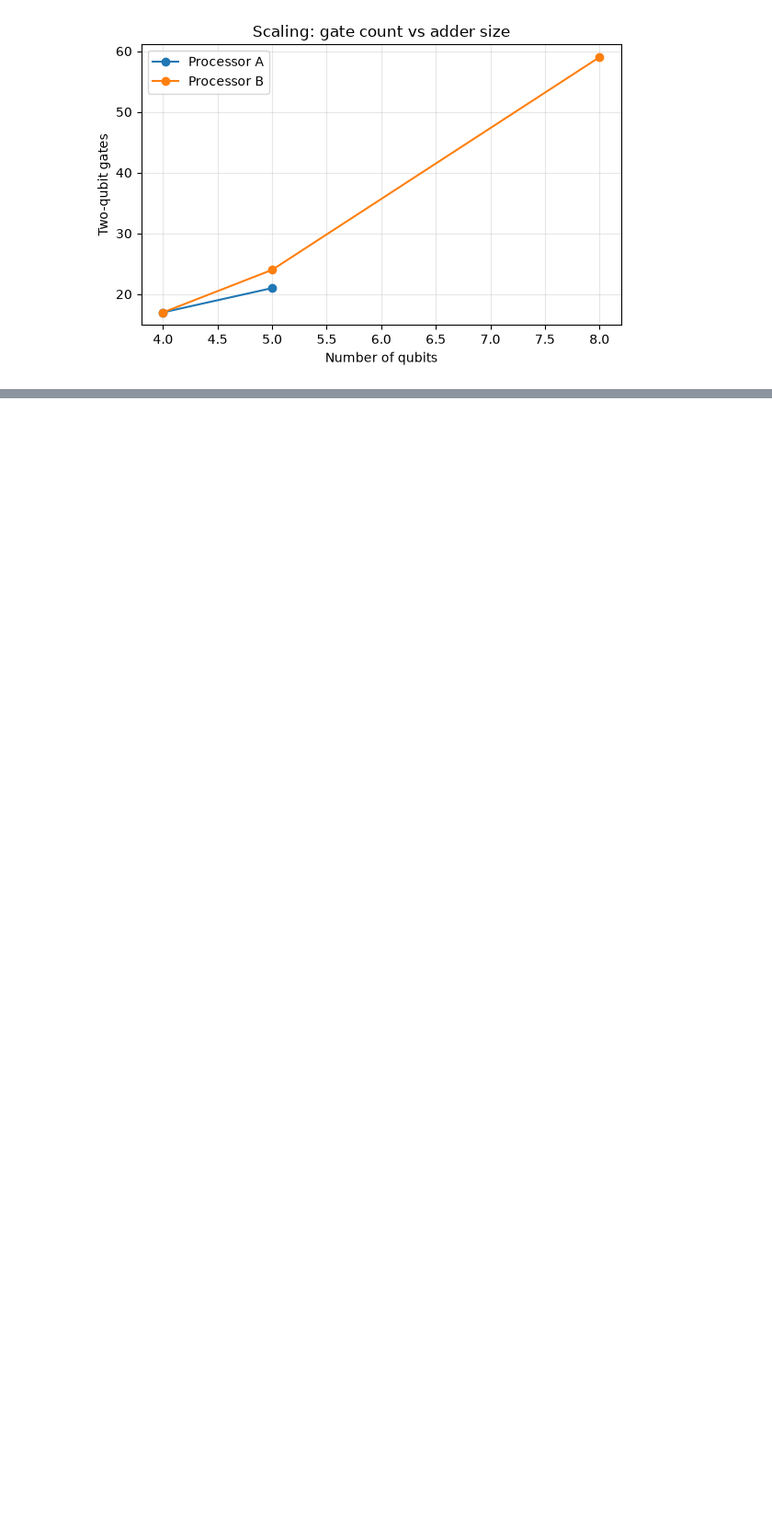
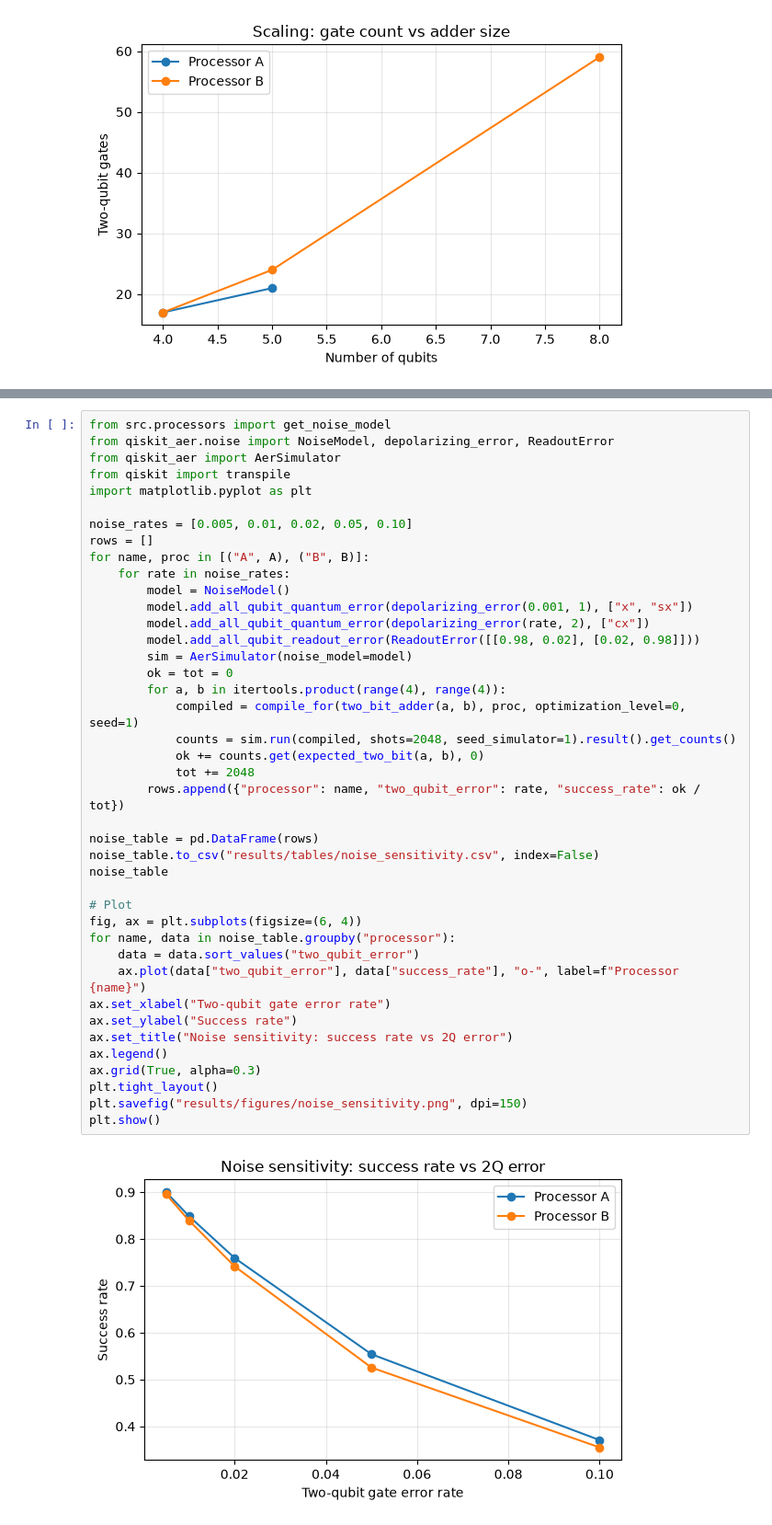
Before and after one commit to ArshadullaShaik/Concurrence, a Jupyter notebook: main.ipynb, the cells around one changed output, grey strips where cells are left out. Shown at 92% size. Drawn from its saved outputs; the diff is of its cells as text; blank space fills up the shorter version.

```diff
--- a/main.ipynb
+++ b/main.ipynb
@@ -199,0 +203,43 @@ plt.show()
+# %%
+from src.processors import get_noise_model
+from qiskit_aer.noise import NoiseModel, depolarizing_error, ReadoutError
+from qiskit_aer import AerSimulator
+from qiskit import transpile
+import matplotlib.pyplot as plt
+
+noise_rates = [0.005, 0.01, 0.02, 0.05, 0.10]
+rows = []
+for name, proc in [("A", A), ("B", B)]:
+    for rate in noise_rates:
+        model = NoiseModel()
+        model.add_all_qubit_quantum_error(depolarizing_error(0.001, 1), ["x", "sx"])
+        model.add_all_qubit_quantum_error(depolarizing_error(rate, 2), ["cx"])
+        model.add_all_qubit_readout_error(ReadoutError([[0.98, 0.02], [0.02, 0.98]]))
+        sim = AerSimulator(noise_model=model)
+        ok = tot = 0
+        for a, b in itertools.product(range(4), range(4)):
+            compiled = compile_for(two_bit_adder(a, b), proc, optimization_level=0, seed=1)
+            counts = sim.run(compiled, shots=2048, seed_simulator=1).result().get_counts()
+            ok += counts.get(expected_two_bit(a, b), 0)
+            tot += 2048
+        rows.append({"processor": name, "two_qubit_error": rate, "success_rate": ok / tot})
+
+noise_table = pd.DataFrame(rows)
+noise_table.to_csv("results/tables/noise_sensitivity.csv", index=False)
+noise_table
+
+# Plot
+fig, ax = plt.subplots(figsize=(6, 4))
+for name, data in noise_table.groupby("processor"):
+    data = data.sort_values("two_qubit_error")
+    ax.plot(data["two_qubit_error"], data["success_rate"], "o-", label=f"Processor {name}")
+ax.set_xlabel("Two-qubit gate error rate")
+ax.set_ylabel("Success rate")
+ax.set_title("Noise sensitivity: success rate vs 2Q error")
+ax.legend()
+ax.grid(True, alpha=0.3)
+plt.tight_layout()
+plt.savefig("results/figures/noise_sensitivity.png", dpi=150)
+plt.show()
+# %% [output]
+[figure, added]
```
Also changed, not shown: parts of 9 cells of this notebook, 8 other files.
